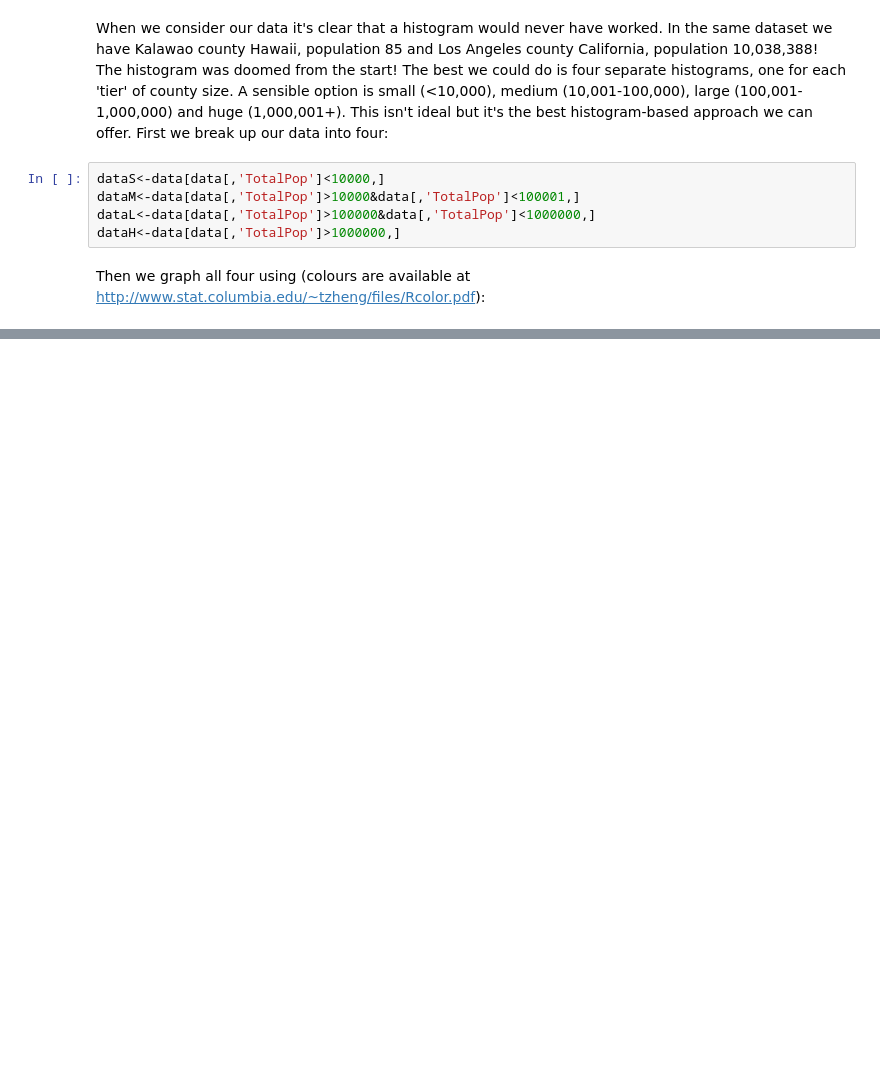
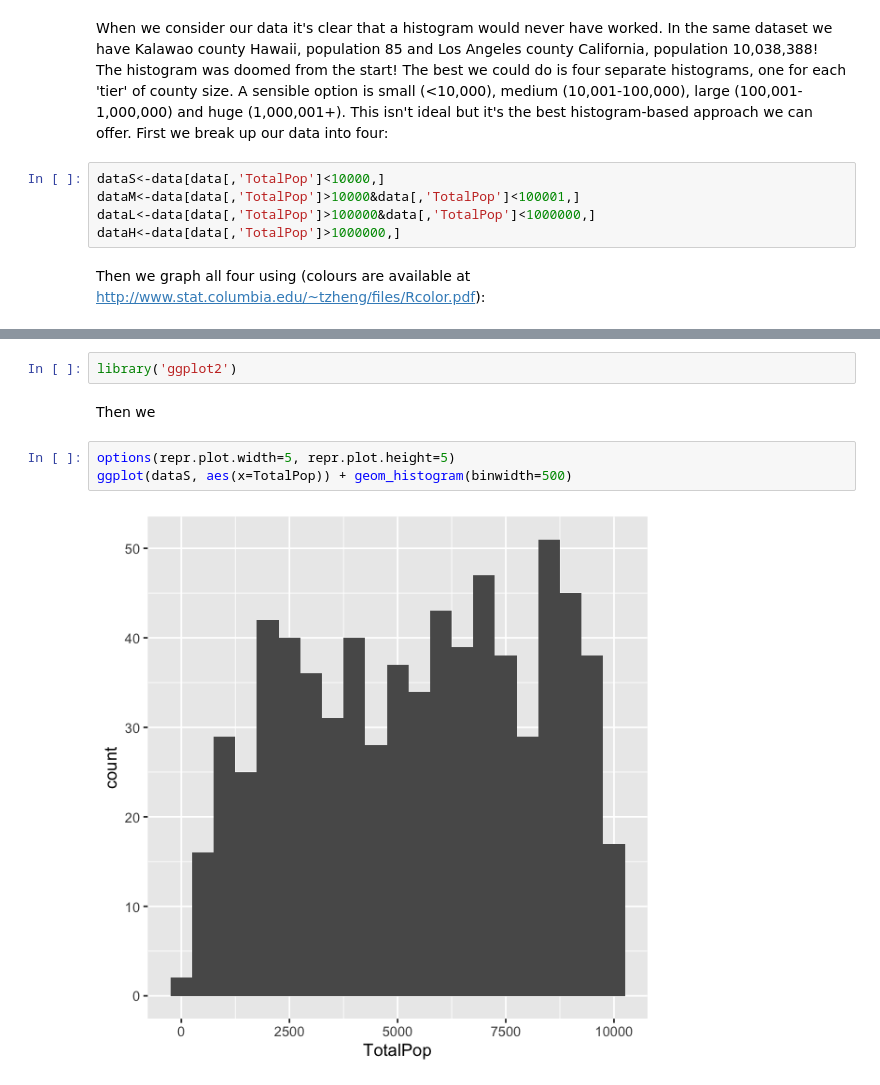
Before and after one commit to hands-on-econ/Hands-On-Econ, a Jupyter notebook: Michaelmas/2. Getting Started with R.ipynb, the cells around one changed output, grey strips where cells are left out. Cells and saved outputs as stored; diff of their text form; blank space fills up the shorter version.

```diff
--- a/Michaelmas/2. Getting Started with R.ipynb
+++ b/Michaelmas/2. Getting Started with R.ipynb
@@ -794,0 +789,9 @@ This gives us a bit of a better sense of our breakdown in country sizes. What's
+# %%
+library('ggplot2')
+# %% [markdown]
+Then we
+# %%
+options(repr.plot.width=5, repr.plot.height=5)
+ggplot(dataS, aes(x=TotalPop)) + geom_histogram(binwidth=500)
+# %% [output]
+[figure, added]
```
Also changed, not shown: parts of 15 cells of this notebook.
